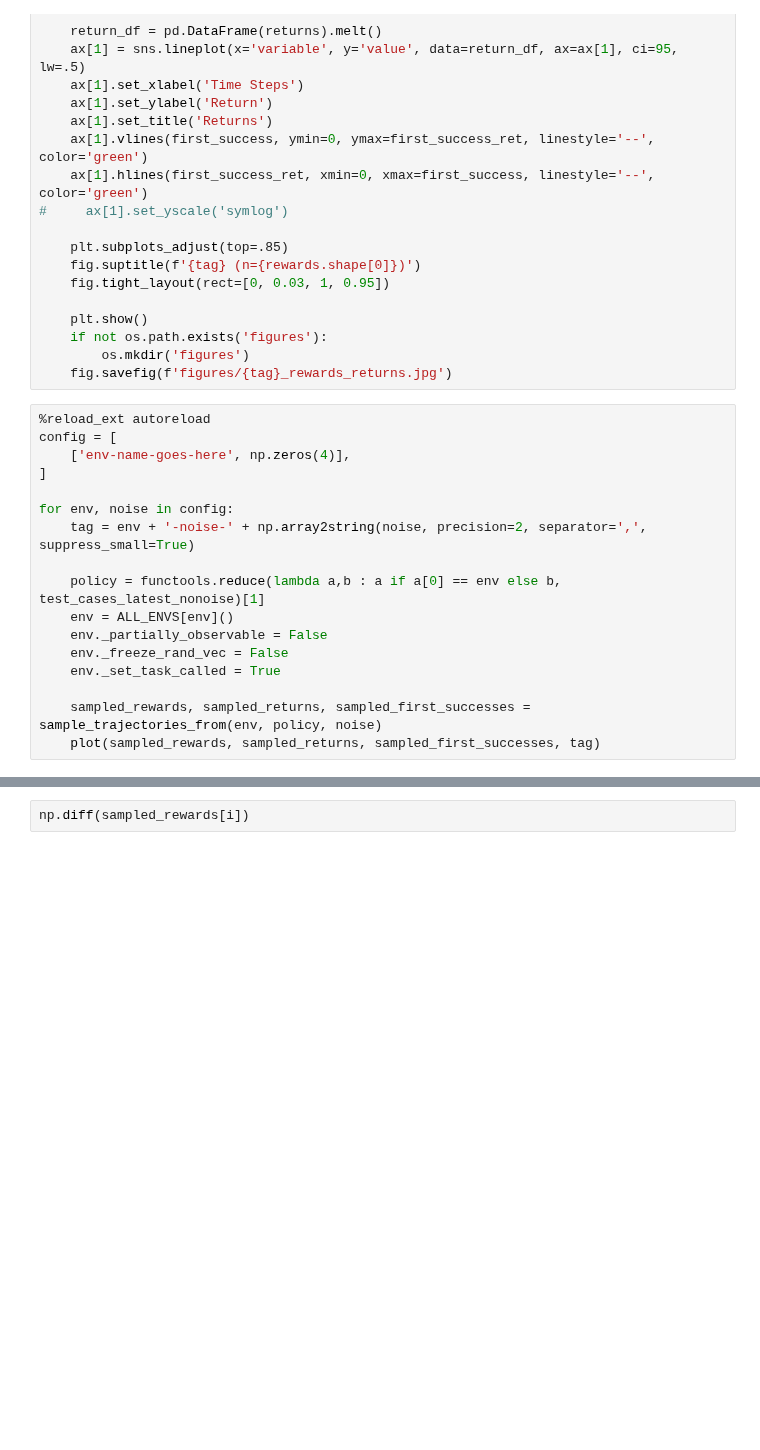
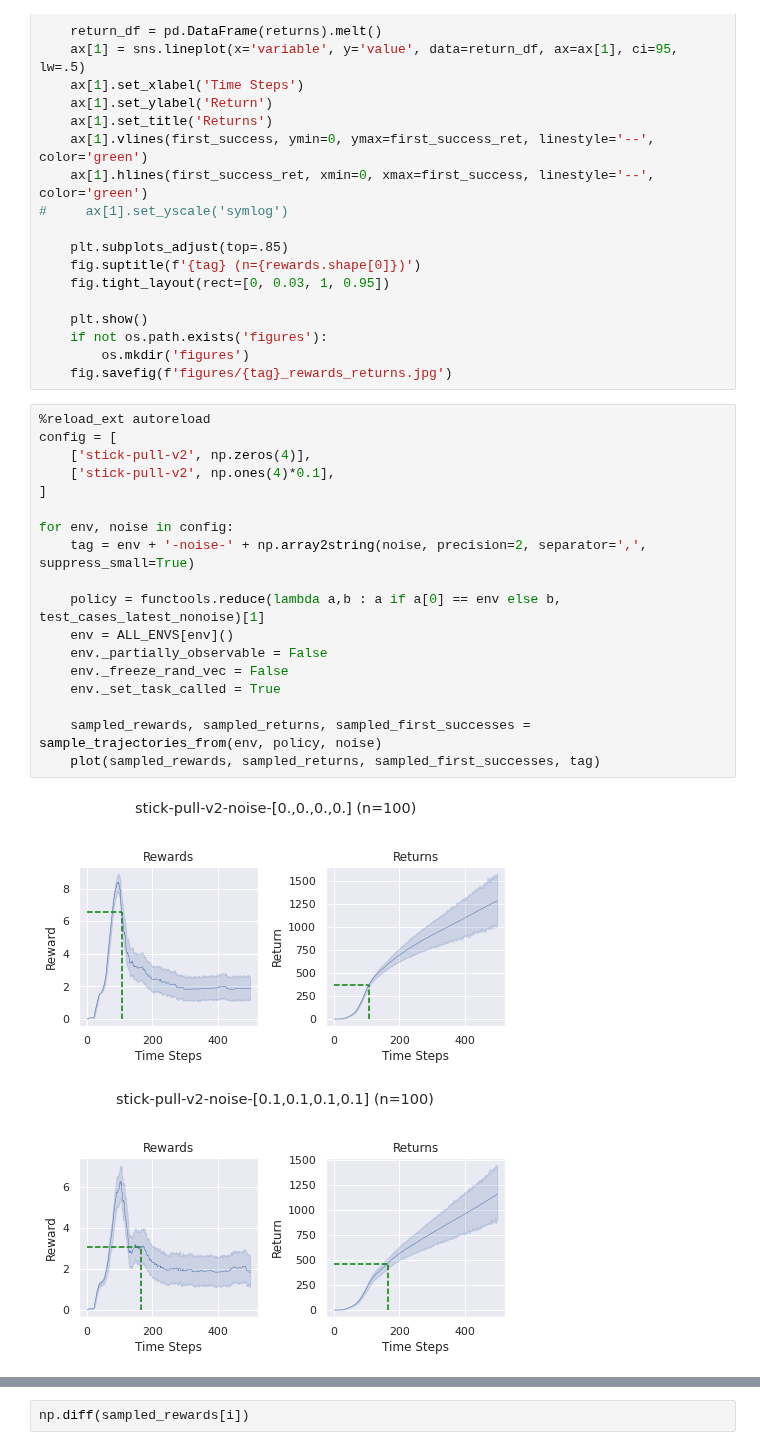
Before and after one commit to Farama-Foundation/Metaworld, a Jupyter notebook: scripts/plot_rewards_returns.ipynb, the cells around one changed output, grey strips where cells are left out. Drawn from its saved outputs; the diff is of its cells as text; blank space fills up the shorter version.

```diff
--- a/scripts/plot_rewards_returns.ipynb
+++ b/scripts/plot_rewards_returns.ipynb
@@ -68,18 +68,22 @@ def plot(rewards, returns, first_successes, tag):
 # %%
 %reload_ext autoreload
 config = [
-    ['env-name-goes-here', np.zeros(4)],
+    ['stick-pull-v2', np.zeros(4)],
+    ['stick-pull-v2', np.ones(4)*0.1],
 ]
 
 for env, noise in config:
     tag = env + '-noise-' + np.array2string(noise, precision=2, separator=',', suppress_small=True)
 
     policy = functools.reduce(lambda a,b : a if a[0] == env else b, test_cases_latest_nonoise)[1]
     env = ALL_ENVS[env]()
     env._partially_observable = False
     env._freeze_rand_vec = False
     env._set_task_called = True
 
     sampled_rewards, sampled_returns, sampled_first_successes = sample_trajectories_from(env, policy, noise)
     plot(sampled_rewards, sampled_returns, sampled_first_successes, tag)
+# %% [output]
+[figure, added]
+[figure, added]
 # %%
```
Also changed, not shown: parts of 1 cell of this notebook, 2 other files.
